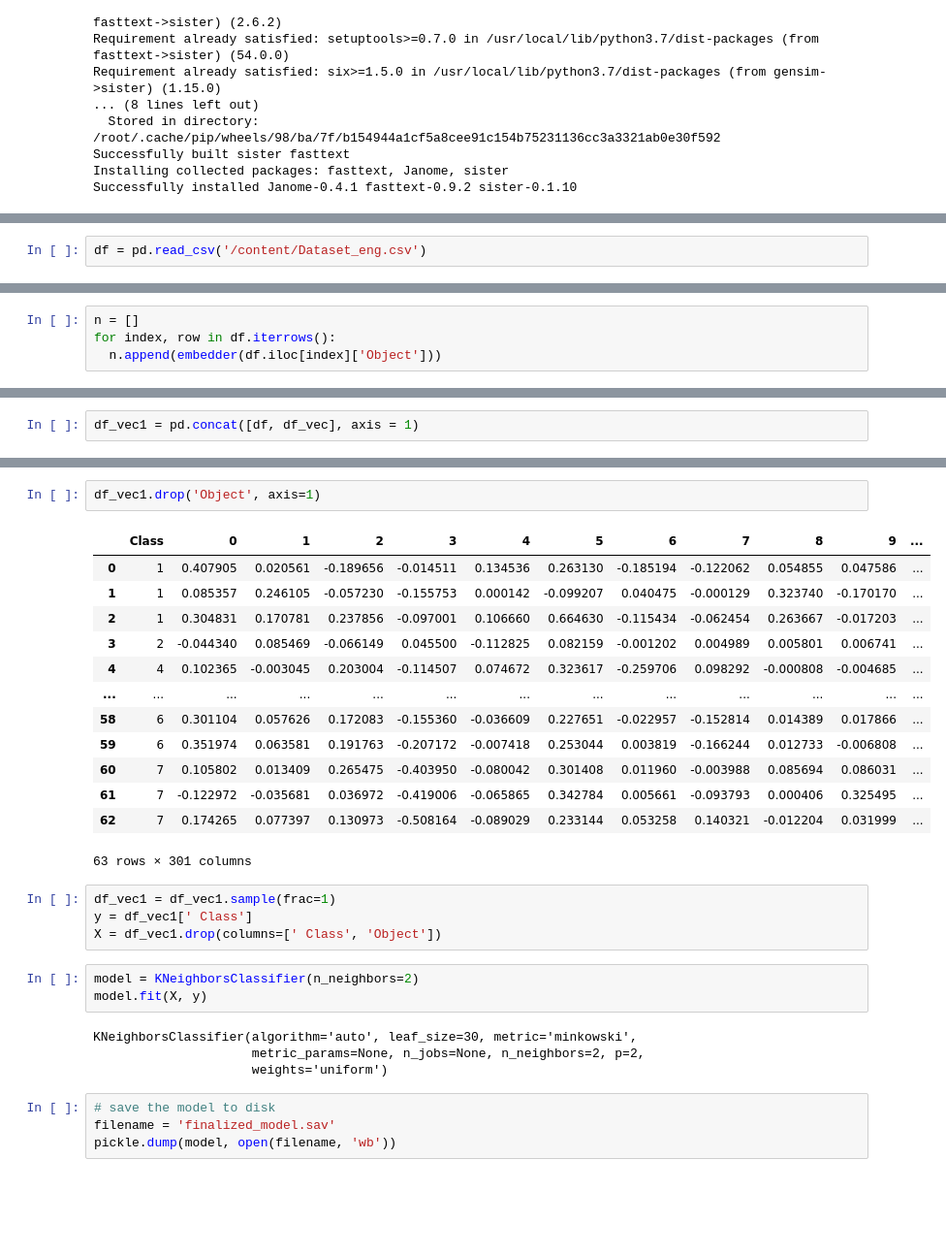
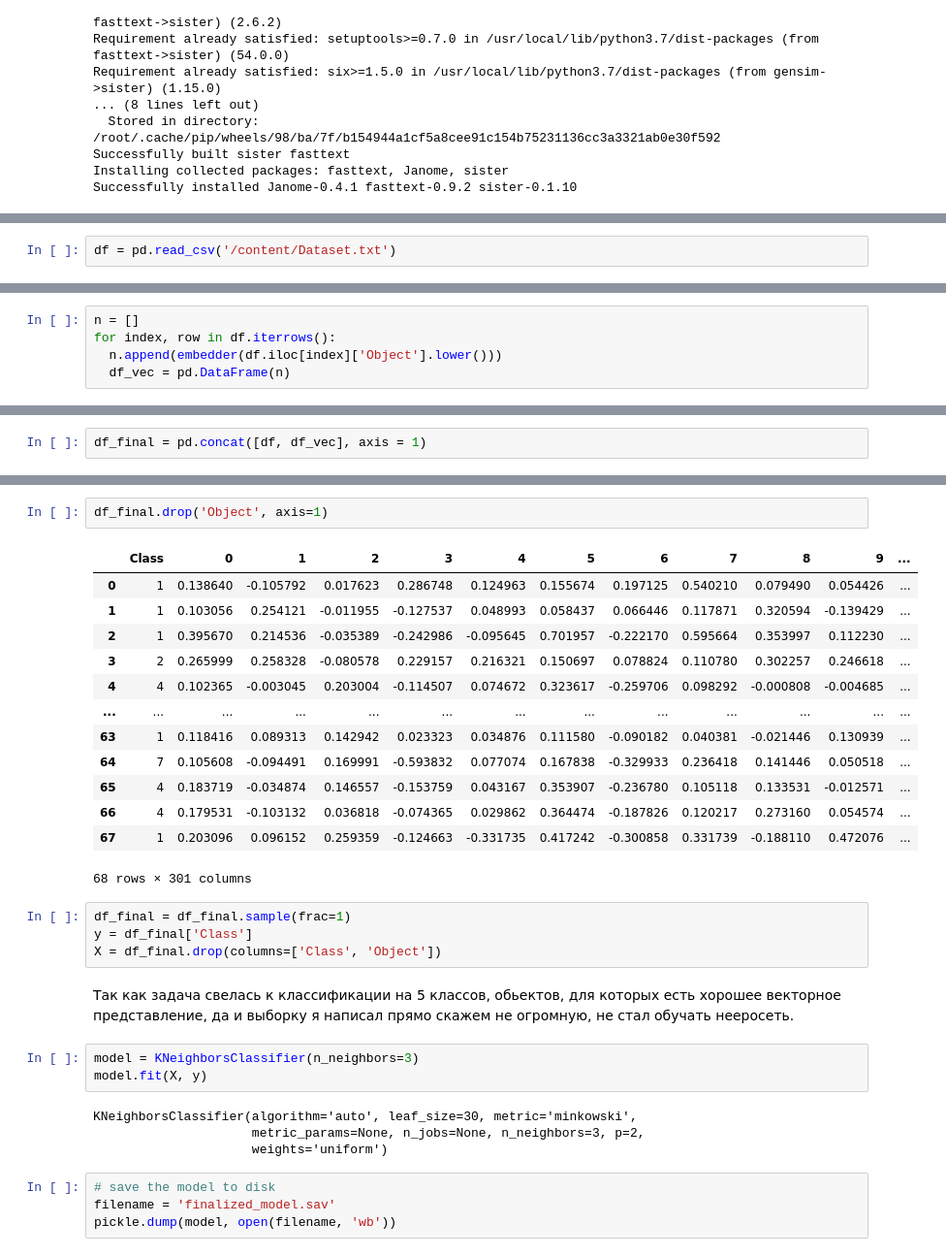
Before and after one commit to n-kit-a/Chat-bot, a Jupyter notebook: classifier.ipynb, the cells around one changed output, grey strips where cells are left out. Shown at 97% size. Drawn from its saved outputs; the diff is of its cells as text; blank space fills up the shorter version.

Commit message:
ipynb с подходом к классификации

```diff
--- a/classifier.ipynb
+++ b/classifier.ipynb
@@ -33,5 +38,5 @@ Warning : `load_model` does not return WordVectorModel or SupervisedModel any mo
 # %%
-df = pd.read_csv('/content/Dataset_eng.csv')
+df = pd.read_csv('/content/Dataset.txt')
 # %%
 df
 # %% [output]
@@ -51,4 +58,5 @@ df
 # %%
 n = []
 for index, row in df.iterrows():
-  n.append(embedder(df.iloc[index]['Object']))
+  n.append(embedder(df.iloc[index]['Object'].lower()))
+  df_vec = pd.DataFrame(n)
@@ -73,2 +79,2 @@ df_vec
 # %%
-df_vec1 = pd.concat([df, df_vec], axis = 1)
+df_final = pd.concat([df, df_vec], axis = 1)
@@ -91,29 +97,31 @@ df_vec1
 # %%
-df_vec1.drop('Object', axis=1)
+df_final.drop('Object', axis=1)
 # %% [output]
 |  | Class | 0 | 1 | 2 | 3 | 4 | 5 | 6 | 7 | 8 | 9 | ... |
-| 0 | 1 | 0.407905 | 0.020561 | -0.189656 | -0.014511 | 0.134536 | 0.263130 | -0.185194 | -0.122062 | 0.054855 | 0.047586 | ... |
-| 1 | 1 | 0.085357 | 0.246105 | -0.057230 | -0.155753 | 0.000142 | -0.099207 | 0.040475 | -0.000129 | 0.323740 | -0.170170 | ... |
-| 2 | 1 | 0.304831 | 0.170781 | 0.237856 | -0.097001 | 0.106660 | 0.664630 | -0.115434 | -0.062454 | 0.263667 | -0.017203 | ... |
-| 3 | 2 | -0.044340 | 0.085469 | -0.066149 | 0.045500 | -0.112825 | 0.082159 | -0.001202 | 0.004989 | 0.005801 | 0.006741 | ... |
+| 0 | 1 | 0.138640 | -0.105792 | 0.017623 | 0.286748 | 0.124963 | 0.155674 | 0.197125 | 0.540210 | 0.079490 | 0.054426 | ... |
+| 1 | 1 | 0.103056 | 0.254121 | -0.011955 | -0.127537 | 0.048993 | 0.058437 | 0.066446 | 0.117871 | 0.320594 | -0.139429 | ... |
+| 2 | 1 | 0.395670 | 0.214536 | -0.035389 | -0.242986 | -0.095645 | 0.701957 | -0.222170 | 0.595664 | 0.353997 | 0.112230 | ... |
+| 3 | 2 | 0.265999 | 0.258328 | -0.080578 | 0.229157 | 0.216321 | 0.150697 | 0.078824 | 0.110780 | 0.302257 | 0.246618 | ... |
 | 4 | 4 | 0.102365 | -0.003045 | 0.203004 | -0.114507 | 0.074672 | 0.323617 | -0.259706 | 0.098292 | -0.000808 | -0.004685 | ... |
 | ... | ... | ... | ... | ... | ... | ... | ... | ... | ... | ... | ... | ... |
-| 58 | 6 | 0.301104 | 0.057626 | 0.172083 | -0.155360 | -0.036609 | 0.227651 | -0.022957 | -0.152814 | 0.014389 | 0.017866 | ... |
-| 59 | 6 | 0.351974 | 0.063581 | 0.191763 | -0.207172 | -0.007418 | 0.253044 | 0.003819 | -0.166244 | 0.012733 | -0.006808 | ... |
-| 60 | 7 | 0.105802 | 0.013409 | 0.265475 | -0.403950 | -0.080042 | 0.301408 | 0.011960 | -0.003988 | 0.085694 | 0.086031 | ... |
-| 61 | 7 | -0.122972 | -0.035681 | 0.036972 | -0.419006 | -0.065865 | 0.342784 | 0.005661 | -0.093793 | 0.000406 | 0.325495 | ... |
-| 62 | 7 | 0.174265 | 0.077397 | 0.130973 | -0.508164 | -0.089029 | 0.233144 | 0.053258 | 0.140321 | -0.012204 | 0.031999 | ... |
+| 63 | 1 | 0.118416 | 0.089313 | 0.142942 | 0.023323 | 0.034876 | 0.111580 | -0.090182 | 0.040381 | -0.021446 | 0.130939 | ... |
+| 64 | 7 | 0.105608 | -0.094491 | 0.169991 | -0.593832 | 0.077074 | 0.167838 | -0.329933 | 0.236418 | 0.141446 | 0.050518 | ... |
+| 65 | 4 | 0.183719 | -0.034874 | 0.146557 | -0.153759 | 0.043167 | 0.353907 | -0.236780 | 0.105118 | 0.133531 | -0.012571 | ... |
+| 66 | 4 | 0.179531 | -0.103132 | 0.036818 | -0.074365 | 0.029862 | 0.364474 | -0.187826 | 0.120217 | 0.273160 | 0.054574 | ... |
+| 67 | 1 | 0.203096 | 0.096152 | 0.259359 | -0.124663 | -0.331735 | 0.417242 | -0.300858 | 0.331739 | -0.188110 | 0.472076 | ... |
-63 rows × 301 columns
+68 rows × 301 columns
 # %%
-df_vec1 = df_vec1.sample(frac=1)
-y = df_vec1[' Class']
-X = df_vec1.drop(columns=[' Class', 'Object'])
+df_final = df_final.sample(frac=1)
+y = df_final['Class']
+X = df_final.drop(columns=['Class', 'Object'])
+# %% [markdown]
+Так как задача свелась к классификации на 5 классов, обьектов, для которых есть хорошее векторное представление, да и выборку я написал прямо скажем не огромную, не стал обучать нееросеть.
 # %%
-model = KNeighborsClassifier(n_neighbors=2)
+model = KNeighborsClassifier(n_neighbors=3)
 model.fit(X, y)
 # %% [output]
 KNeighborsClassifier(algorithm='auto', leaf_size=30, metric='minkowski',
-                     metric_params=None, n_jobs=None, n_neighbors=2, p=2,
+                     metric_params=None, n_jobs=None, n_neighbors=3, p=2,
                      weights='uniform')
 # %%
 # save the model to disk
```
Also changed, not shown: parts of 10 cells of this notebook.
